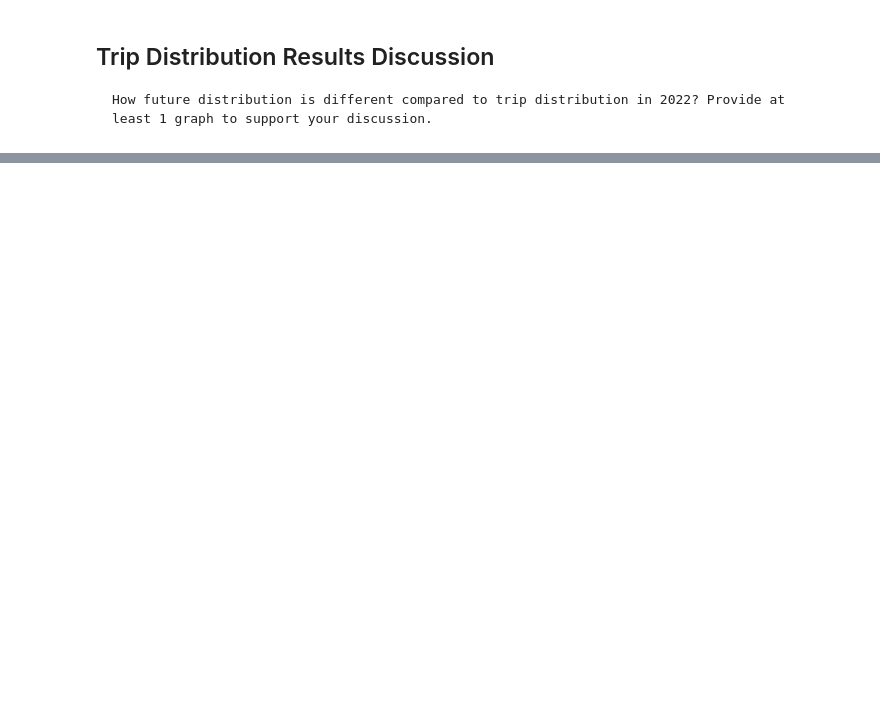
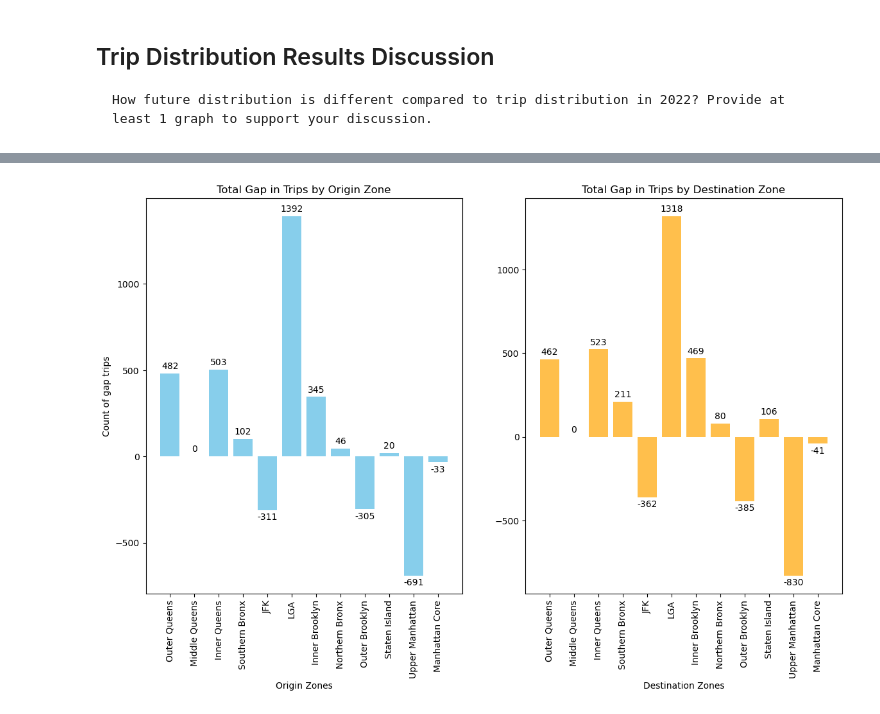
Before and after one commit to WenlongL1/CIE-539-Project, a Jupyter notebook: part3.ipynb, the cells around one changed output, grey strips where cells are left out. Cells and saved outputs as stored; diff of their text form; code cells hidden in the pictures; blank space fills up the shorter version.

```diff
--- a/part3.ipynb
+++ b/part3.ipynb
@@ -287,0 +400,4 @@ Error: 0.992%
+# %%
+gap_trips_o = gap_trips.sum()
+gap_trips_d = gap_trips.sum(axis=1)
+display(gap_trips_o, gap_trips_d)
@@ -287,0 +431,19 @@ Error: 0.992%
+# %%
+plt.figure(figsize=(14,8))
+plt.subplot(1, 2, 1)
+o_bar = plt.bar(gap_trips_o.index, gap_trips_o.values, color='skyblue')
+plt.bar_label(o_bar,fmt="{:.0f}",padding=3)
+plt.title("Total Gap in Trips by Origin Zone")
+plt.xlabel('Origin Zones')
+plt.ylabel('Count of gap trips')
+plt.xticks(rotation=90)
+
+plt.subplot(1, 2, 2)
+o_bar = plt.bar(gap_trips_d.index, gap_trips_d.values, color='orange',alpha=0.7)
+plt.bar_label(o_bar,fmt="{:.0f}",padding=3)
+plt.title("Total Gap in Trips by Destination Zone")
+plt.xlabel('Destination Zones')
+plt.xticks(rotation=90)
+plt.show()
+# %% [output]
+[figure, added]
```
Also changed, not shown: parts of 9 cells of this notebook.
